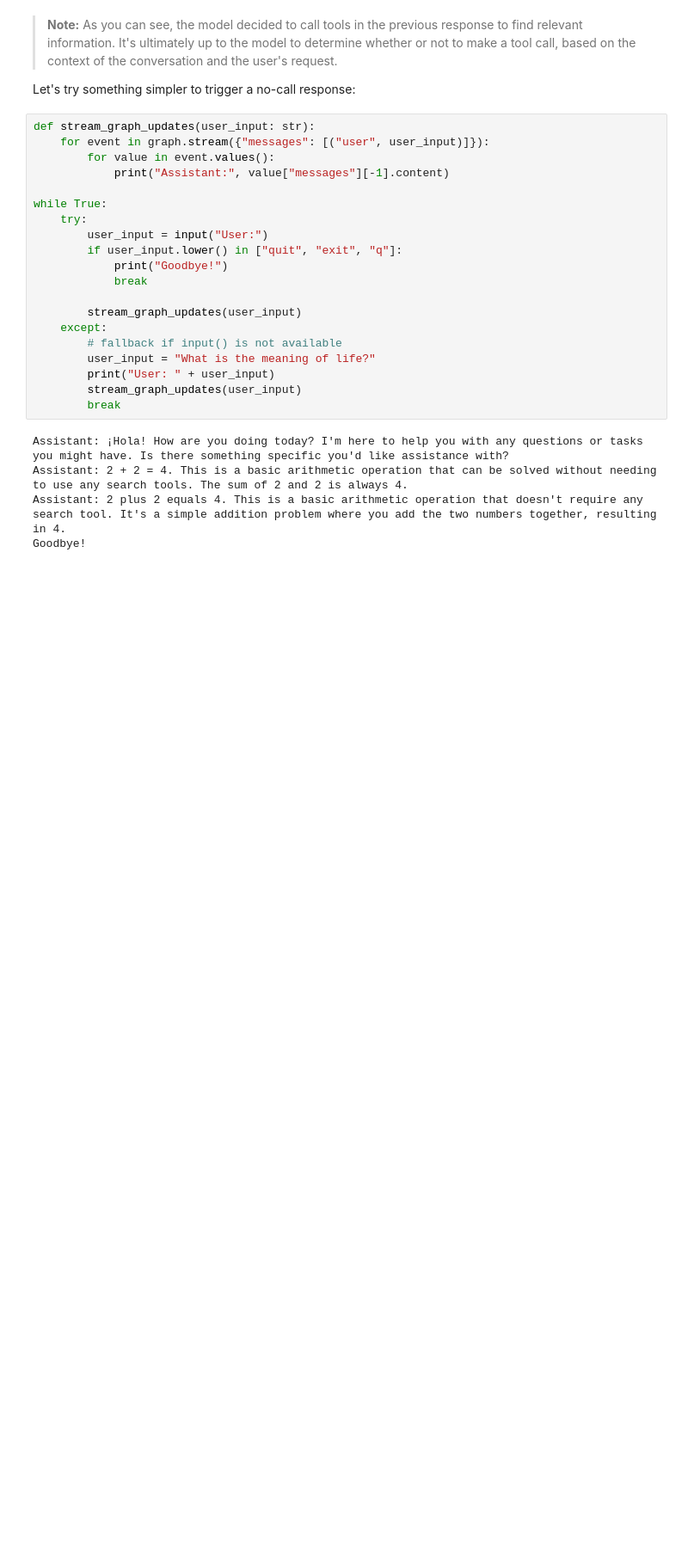
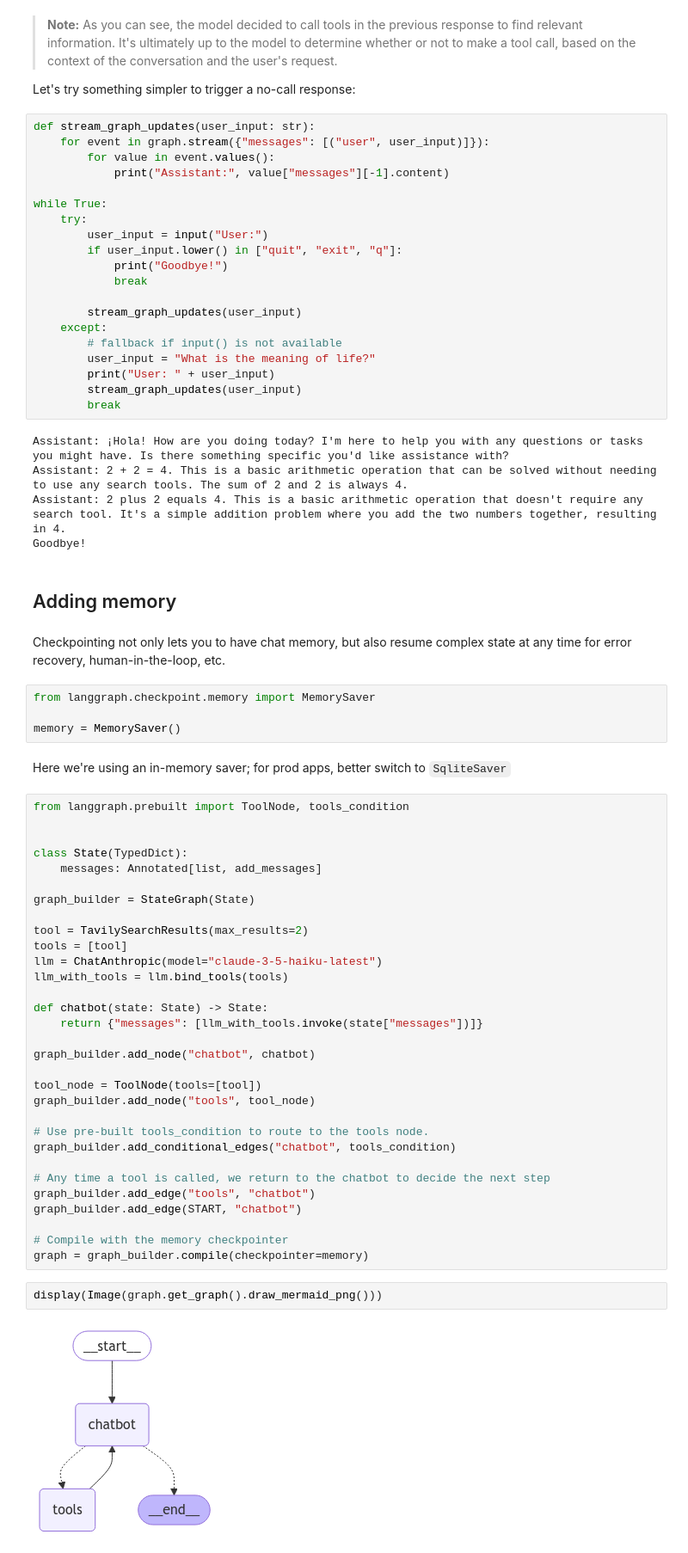
Before and after one commit to dan1dr/langgraph-playground, a Jupyter notebook: notebooks/intro.ipynb, the cells around one changed output. Shown at 86% size. Saved outputs shown, nothing was run; the diff lists cells and outputs as text; blank space fills up the shorter version.

````diff
--- a/notebooks/intro.ipynb
+++ b/notebooks/intro.ipynb
@@ -341,3 +339,48 @@ Assistant: ¡Hola! How are you doing today? I'm here to help you with any questi
 Assistant: 2 + 2 = 4. This is a basic arithmetic operation that can be solved without needing to use any search tools. The sum of 2 and 2 is always 4.
 Assistant: 2 plus 2 equals 4. This is a basic arithmetic operation that doesn't require any search tool. It's a simple addition problem where you add the two numbers together, resulting in 4.
 Goodbye!
+# %% [markdown]
+## Adding memory
+# %% [markdown]
+Checkpointing not only lets you to have chat memory, but also resume complex state at any time for error recovery, human-in-the-loop, etc.
+# %%
+from langgraph.checkpoint.memory import MemorySaver
+
+memory = MemorySaver()
+# %% [markdown]
+Here we're using an in-memory saver; for prod apps, better switch to ```SqliteSaver```
+# %%
+from langgraph.prebuilt import ToolNode, tools_condition
+
+
+class State(TypedDict):
+    messages: Annotated[list, add_messages]
+
+graph_builder = StateGraph(State)
+
+tool = TavilySearchResults(max_results=2)
+tools = [tool]
+llm = ChatAnthropic(model="claude-3-5-haiku-latest")
+llm_with_tools = llm.bind_tools(tools)
+
+def chatbot(state: State) -> State:
+    return {"messages": [llm_with_tools.invoke(state["messages"])]}
+
+graph_builder.add_node("chatbot", chatbot)
+
+tool_node = ToolNode(tools=[tool])
+graph_builder.add_node("tools", tool_node)
+
+# Use pre-built tools_condition to route to the tools node.
+graph_builder.add_conditional_edges("chatbot", tools_condition)
+
+# Any time a tool is called, we return to the chatbot to decide the next step
+graph_builder.add_edge("tools", "chatbot")
+graph_builder.add_edge(START, "chatbot")
+
+# Compile with the memory checkpointer
+graph = graph_builder.compile(checkpointer=memory)
+# %%
+display(Image(graph.get_graph().draw_mermaid_png()))
+# %% [output]
+[figure, added]
````
Also changed, not shown: parts of 14 cells of this notebook.
